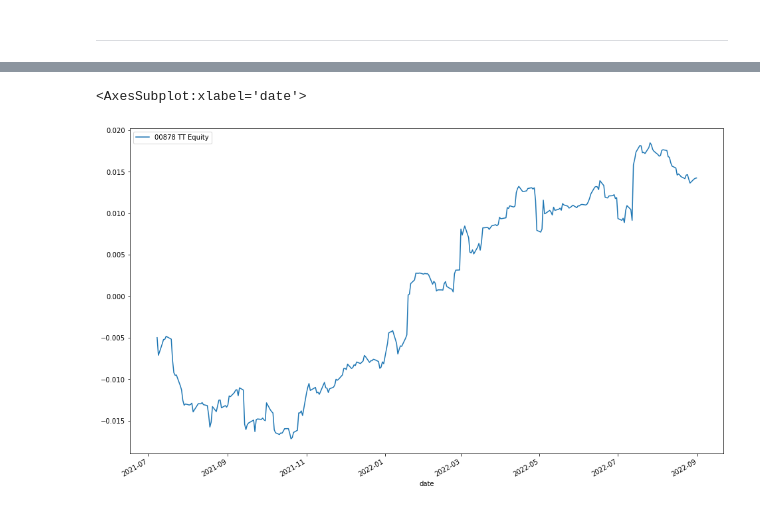
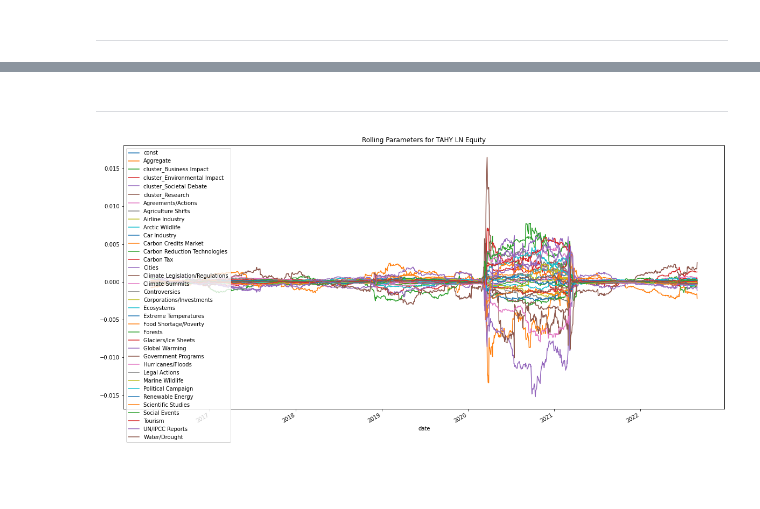
Before and after one commit to alanwake47/FINM-35000-Topics-in-Econ, a Jupyter notebook: final project/final_g4.ipynb, the cells around one changed output, grey strips where cells are left out. Cells and saved outputs as stored; diff of their text form; code cells hidden in the pictures; blank space fills up the shorter version.

```diff
--- a/final project/final_g4.ipynb
+++ b/final project/final_g4.ipynb
@@ -369,5 +376,23 @@ for i in range(0, len(esg_ret_filt.columns)-163):
-# %%
-rolling_params.plot(figsize=(16,10))
-# %% [output]
-<AxesSubplot:xlabel='date'>
-[figure, removed]
+# %% [markdown]
+---
+# %%
+esg_temp = esg_ret_filt_mkt.iloc[:,4].dropna()
+# Keep the Aggregate column of news_shocks and all the columns that start with "cluster_"
+news_shocks_temp = news_shocks.loc[:,:].dropna()
+
+#Create a temporary dataframe with the two series
+temp_df = pd.concat([esg_temp, news_shocks_temp], axis=1).dropna()
+
+# Add fama_factors to the temp_df - only add mktrf, smb, hml
+# temp_df = pd.concat([temp_df, fama_factors.loc[:, ['mktrf', 'smb', 'hml']]], axis=1).dropna()
+
+# Run a rolling regression of esg_temp on news_shocks_temp
+rolling_reg = RollingOLS(temp_df.iloc[:,0], add_constant(temp_df.iloc[:,1:]), window=252)
+rolling_res = rolling_reg.fit()
+
+# Plot all the parameters
+rolling_res.params.plot(figsize=(20,10))
+plt.title("Rolling Parameters for " + esg_ret_filt_mkt.columns[i])
+plt.show()
+# %% [output]
+[figure, added]
```
Also changed, not shown: parts of 5 cells of this notebook.
